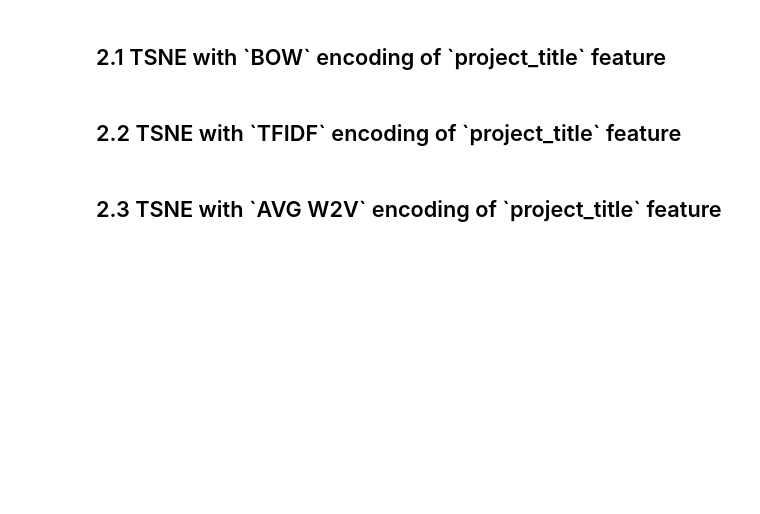
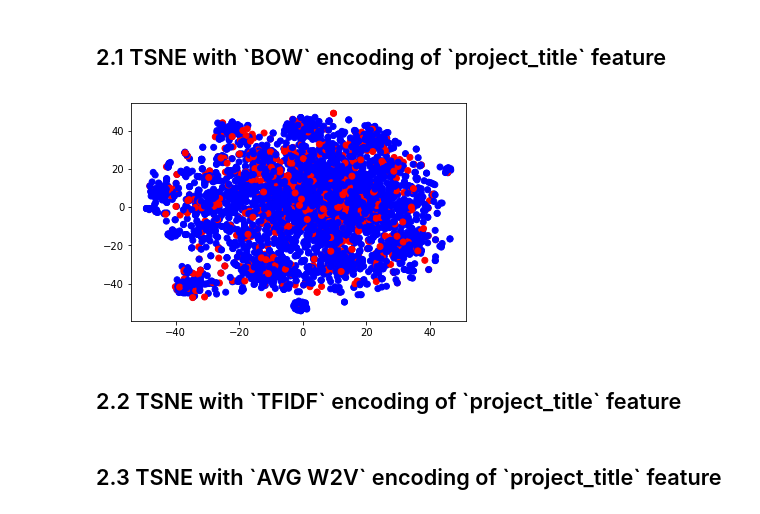
Before and after one commit to VipinJain1/VIP-Machine-Learning-Exercises-and-Practices, a Jupyter notebook: Projects_Auto_Approval_tSNE.ipynb, the cells around one changed output. Cells and saved outputs as stored; diff of their text form; code cells hidden in the pictures; blank space fills up the shorter version.

```diff
--- a/Projects_Auto_Approval_tSNE.ipynb
+++ b/Projects_Auto_Approval_tSNE.ipynb
@@ -1367,26 +1370,28 @@ plt.show()
 # %%
 import numpy as np
 from sklearn.manifold import TSNE
 from sklearn import datasets
 import pandas as pd
 import matplotlib.pyplot as plt
 
 # please check why do plot on the screen.
 X = hstack((categories_one_hot, sub_categories_one_hot, text_bow, price_standardized))
 #y = price_standardized
 #y = text_bow
-x= text_bow
-y = project_data['project_is_approved']
+x= text_bow[0:5000]
+y = (project_data['project_is_approved'])[0:5000]
 tsne = TSNE(n_components=2, perplexity=30, learning_rate=200)
 
-X_embedding = tsne.fit_transform(x)
+X_embedding = tsne.fit_transform(x.toarray())
 # if x is a sparse matrix you need to pass it as X_embedding = tsne.fit_transform(x.toarray()) , .toarray() will convert the sparse matrix into dense matrix
 
 for_tsne = np.hstack((X_embedding, y.to_numpy().reshape(-1,1)))
 for_tsne_df = pd.DataFrame(data=for_tsne, columns=['Dimension_x','Dimension_y','Score'])
 colors = {0:'red', 1:'blue', 2:'green'}
 plt.scatter(for_tsne_df['Dimension_x'], for_tsne_df['Dimension_y'], c=for_tsne_df['Score'].apply(lambda x: colors[x]))
 plt.show()
+# %% [output]
+[figure, added]
 # %% [markdown]
 <h2> 2.2 TSNE with `TFIDF` encoding of `project_title` feature </h2>
 # %%
```
Also changed, not shown: parts of 5 cells of this notebook.
